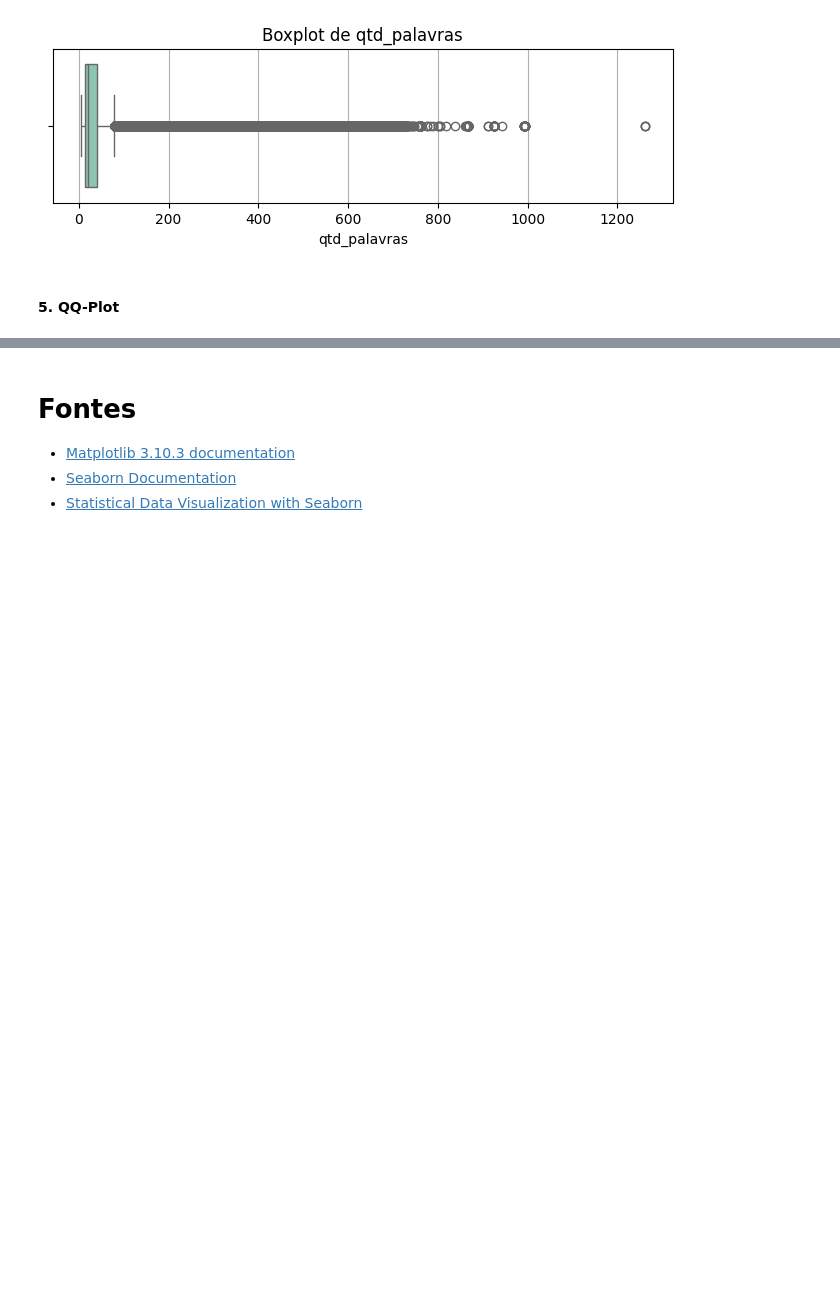
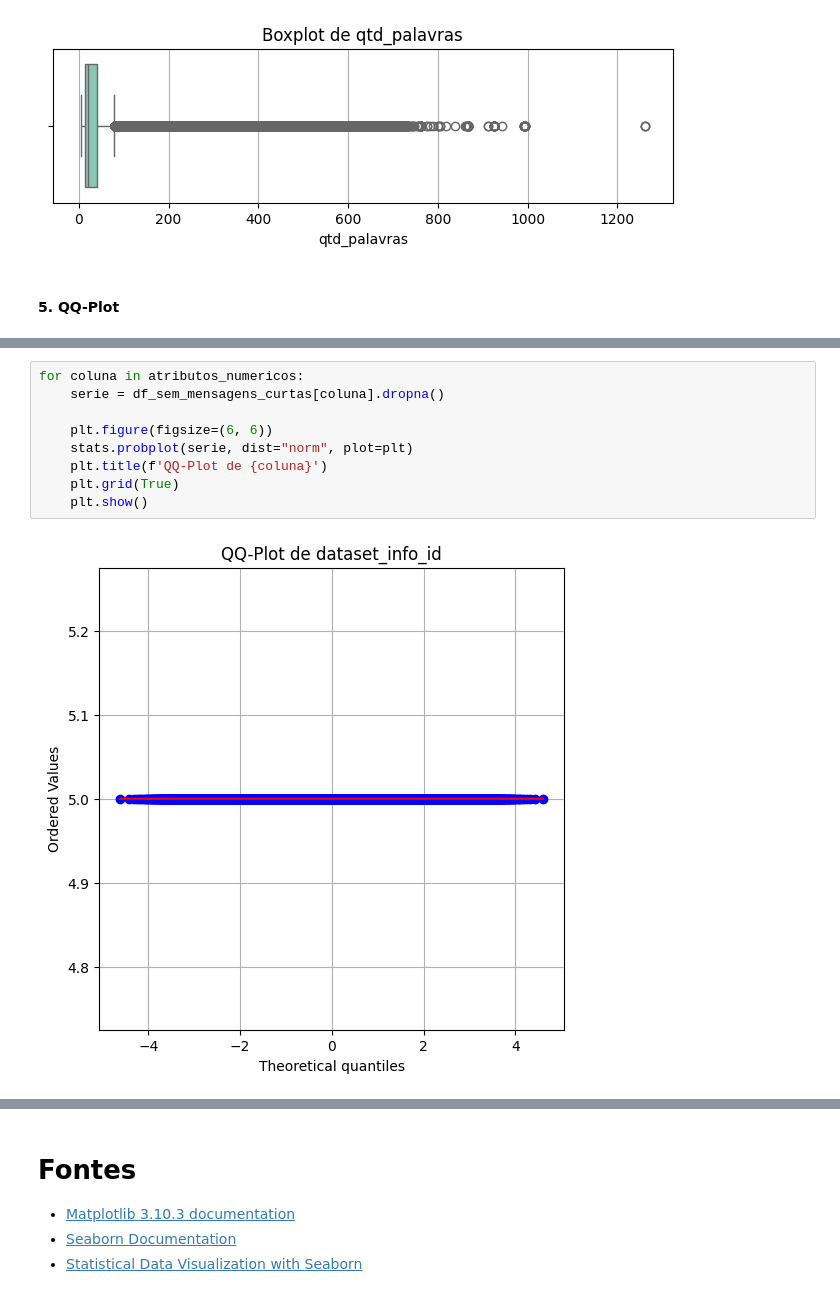
Before and after one commit to EstherMart/Data-Mining, a Jupyter notebook: Lista03_AnaliseDeDados/analise_de_dados.ipynb, the cells around one changed output, grey strips where cells are left out. Cells and saved outputs as stored; diff of their text form; blank space fills up the shorter version.

```diff
--- a/Lista03_AnaliseDeDados/analise_de_dados.ipynb
+++ b/Lista03_AnaliseDeDados/analise_de_dados.ipynb
@@ -576,0 +610,11 @@ for coluna in atributos_numericos:
+# %%
+for coluna in atributos_numericos:
+    serie = df_sem_mensagens_curtas[coluna].dropna()
+
+    plt.figure(figsize=(6, 6))
+    stats.probplot(serie, dist="norm", plot=plt)
+    plt.title(f'QQ-Plot de {coluna}')
+    plt.grid(True)
+    plt.show()
+# %% [output]
+[figure, added]
```
Also changed, not shown: parts of 27 cells of this notebook.
